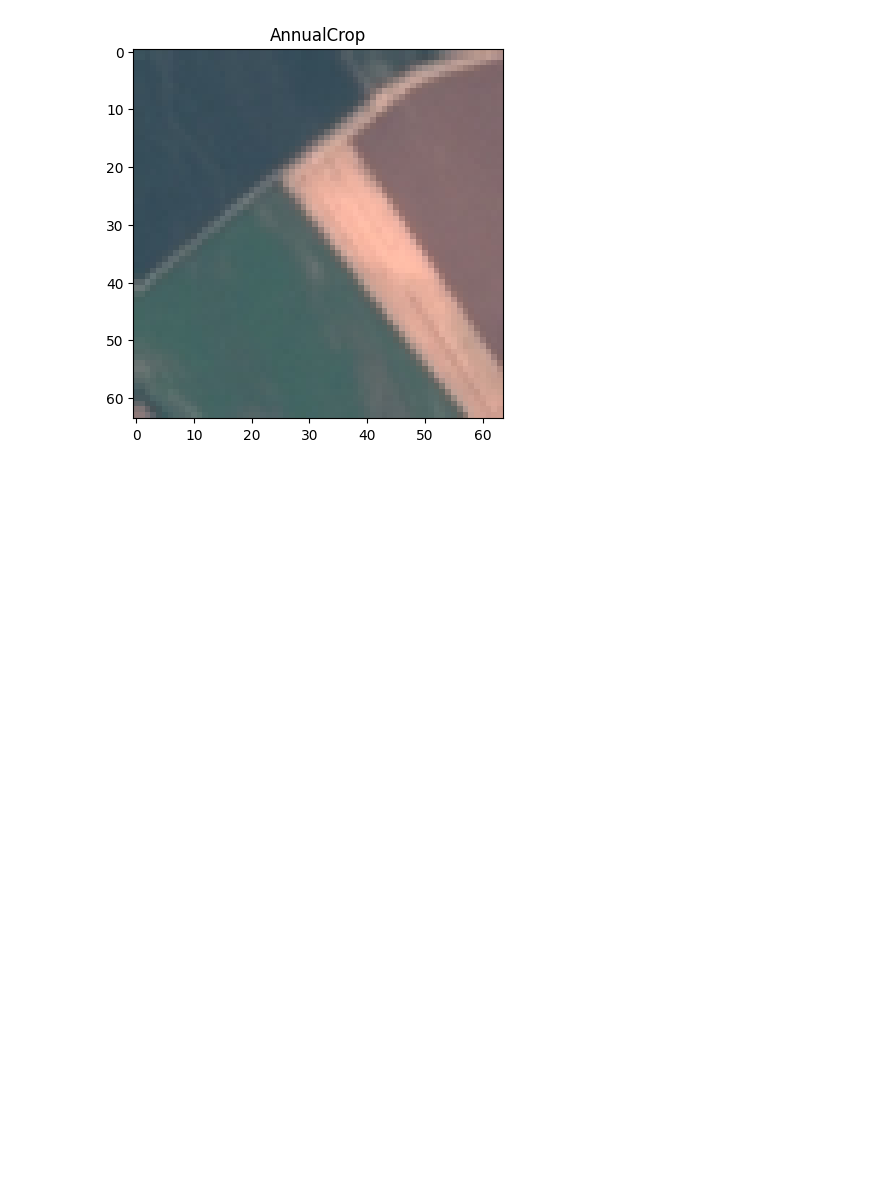
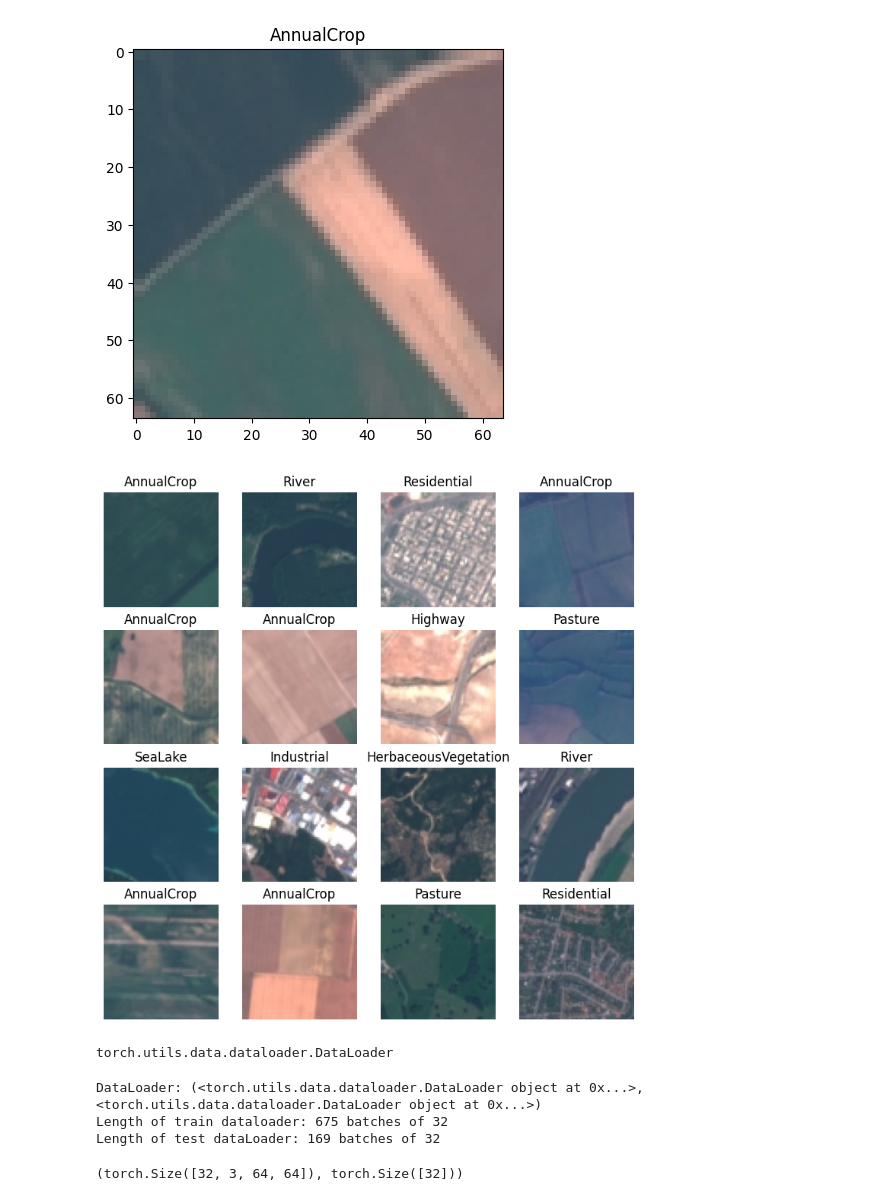
Before and after one commit to Ritushwar/Eurosat-Pytorch, a Jupyter notebook: Eurosatpytorch.ipynb, the cells around one changed output. Cells and saved outputs as stored; diff of their text form; code cells hidden in the pictures; blank space fills up the shorter version.

```diff
--- a/Eurosatpytorch.ipynb
+++ b/Eurosatpytorch.ipynb
@@ -77,6 +95,6 @@ class_names
  'SeaLake']
 # %%
 # Visualize the data
-image_tensor, label = training_data[1]
+image_tensor, label = training_data[0]
 image_tensor, label
 # %% [output]
@@ -114,3 +132,19 @@ plt.title(class_names[label])
 plt.show()
 # %% [output]
 [figure]
+# %%
+# plot more images
+torch.manual_seed(42)
+fig = plt.figure(figsize=(9,9))
+rows, cols = 4, 4
+for i in range(1, rows*cols + 1):
+    random_idx = torch.randint(0, len(training_data), size=[1]).item()
+    img_tensor, label = training_data[random_idx]
+    img_np = img_tensor.numpy()
+    img_np = np.transpose(img_np, (1,2,0))
+    fig.add_subplot(rows, cols, i)
+    plt.imshow(img_np.squeeze())
+    plt.title(class_names[label])
+    plt.axis(False);
+# %% [output]
+[figure, added]
@@ -116,0 +168,19 @@ plt.show()
+# %%
+type(train_dataloader)
+# %% [output]
+torch.utils.data.dataloader.DataLoader
+# %%
+# Check out what's we have created
+print(f"DataLoader: {train_dataloader, test_dataloader}")
+print(f"Length of train dataloader: {len(train_dataloader)} batches of {BATCH_SIZE}")
+print(f"Length of test dataLoader: {len(test_dataloader)} batches of {BATCH_SIZE}")
+# %% [output]
+DataLoader: (<torch.utils.data.dataloader.DataLoader object at 0x...>, <torch.utils.data.dataloader.DataLoader object at 0x...>)
+Length of train dataloader: 675 batches of 32
+Length of test dataLoader: 169 batches of 32
+# %%
+# Check out what's inside the training dataloader
+train_features_batch, train_labels_batch = next(iter(train_dataloader))
+train_features_batch.shape, train_labels_batch.shape
+# %% [output]
+(torch.Size([32, 3, 64, 64]), torch.Size([32]))
```
Also changed, not shown: parts of 16 cells of this notebook.
